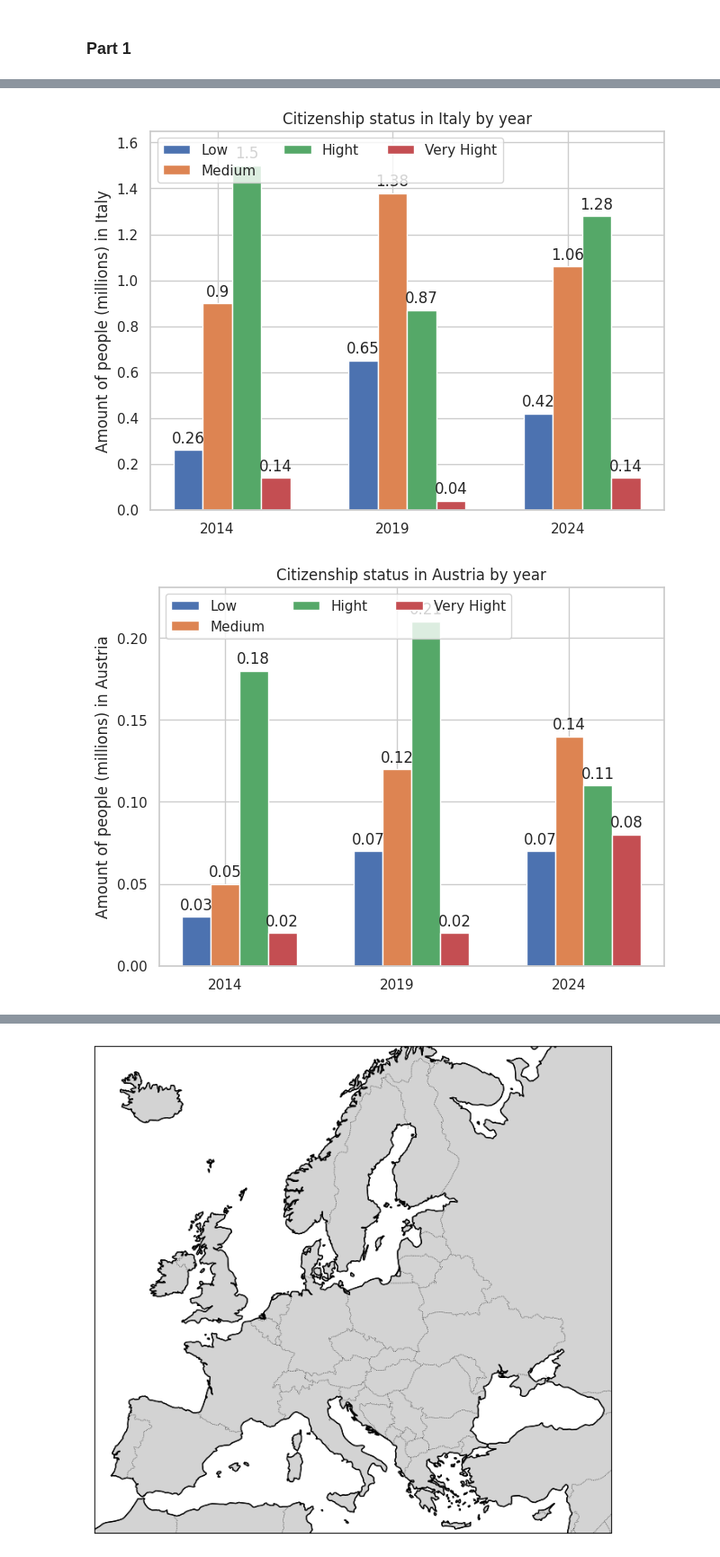
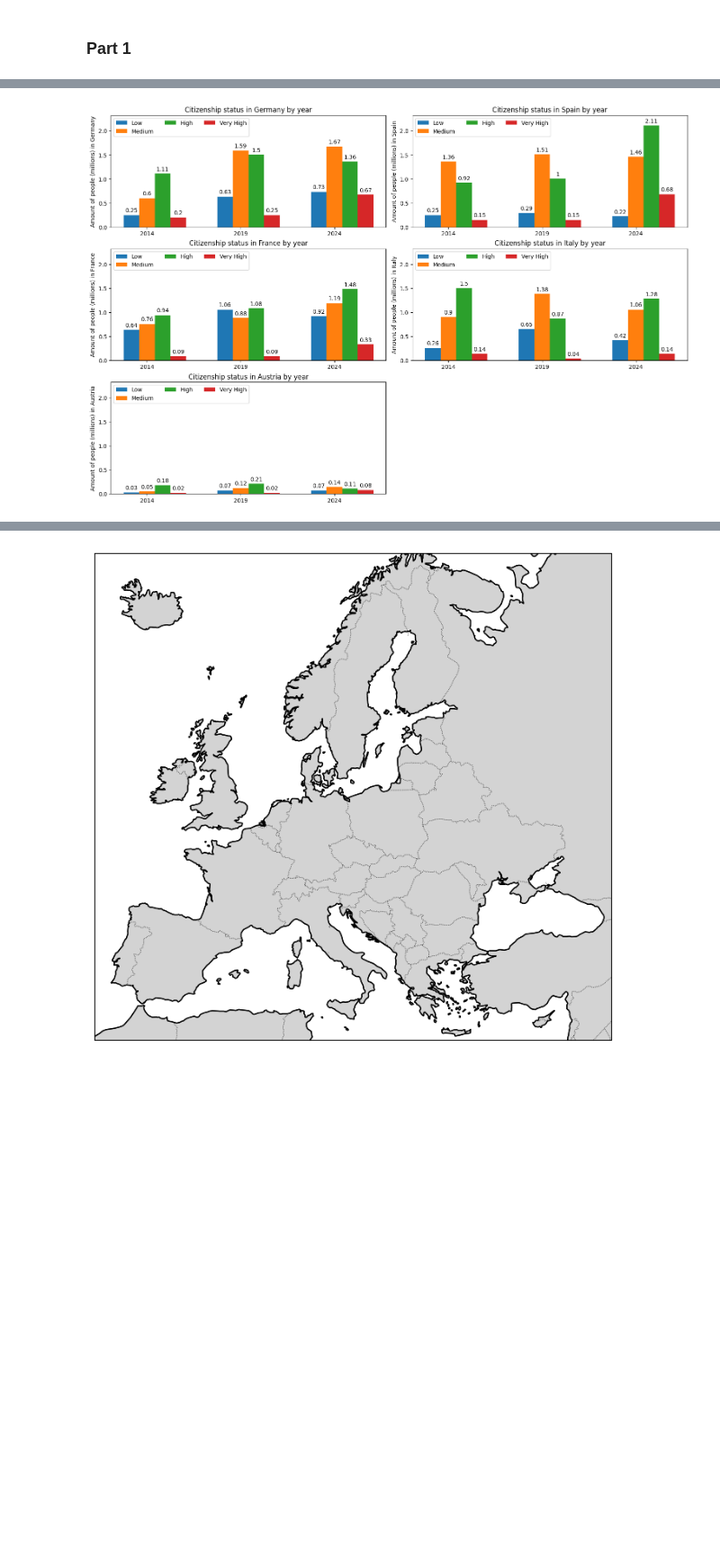
Before and after one commit to loveBeatles/datavis_project, a Jupyter notebook: group_project.ipynb, the cells around one changed output, grey strips where cells are left out. Shown at 90% size. Saved outputs shown, nothing was run; the diff lists cells and outputs as text; code cells hidden in the pictures; blank space fills up the shorter version.

Commit message:
fixedSomePlots

```diff
--- a/group_project.ipynb
+++ b/group_project.ipynb
@@ -209,11 +196,9 @@ data_HD = pd.read_csv(url_H,usecols=['citizen', 'Geopolitical entity (reporting)
 data_HD['OBS_VALUE'] = data_HD['OBS_VALUE'] / 1000000
 data_HD['OBS_VALUE'] = data_HD['OBS_VALUE'].round(2)
 grouped = data_HD.groupby(['citizen', 'TIME_PERIOD'])['OBS_VALUE'].sum().unstack(fill_value=0)
-
 grouped = grouped.transpose()
-grouped.columns = ['Hight','Low','Medium',"Very Hight"]
-grouped = grouped[['Low', 'Medium', 'Hight', 'Very Hight']]
-display(grouped)
+grouped.columns = ['High','Low','Medium',"Very High"]
+grouped = grouped[['Low', 'Medium', 'High', 'Very High']]
 years = grouped.index.tolist()
 categories = grouped.columns.tolist()
 values = grouped.values
@@ -248,8 +228,8 @@ plt.show()
 data_HD_G =data_HD[data_HD['Geopolitical entity (reporting)']=='Germany']
 groupedG = data_HD_G.groupby(['citizen', 'TIME_PERIOD'])['OBS_VALUE'].sum().unstack(fill_value=0)
 groupedG = groupedG.transpose()
-groupedG.columns = ['Hight','Low','Medium',"Very Hight"]
-groupedG = groupedG[['Low', 'Medium', 'Hight', 'Very Hight']]
+groupedG.columns = ['High','Low','Medium',"Very High"]
+groupedG = groupedG[['Low', 'Medium', 'High', 'Very High']]
 years = groupedG.index.tolist()
 categories = groupedG.columns.tolist()
 values = groupedG.values
@@ -277,33 +257,46 @@ ax.set_ylim(0, groupedG.values.max() * 1.1)
 # %%
-def plot_country(data, country_name):
+def plot_country(ax, data, country_name, max_y):
     data_country = data[data['Geopolitical entity (reporting)'] == country_name]
     grouped = data_country.groupby(['citizen', 'TIME_PERIOD'])['OBS_VALUE'].sum().unstack(fill_value=0).transpose()
-    grouped.columns = ['Hight', 'Low', 'Medium', 'Very Hight']
-    grouped = grouped[['Low', 'Medium', 'Hight', 'Very Hight']]
+    grouped.columns = ['High', 'Low', 'Medium', 'Very High']
+    grouped = grouped[['Low', 'Medium', 'High', 'Very High']]
 
     years = grouped.index.tolist()
     categories = grouped.columns.tolist()
     x = np.arange(len(years)) * 1.5
     width = 0.25
     multiplier = 0
-    fig, ax = plt.subplots(layout='constrained')
+    #fig, ax = plt.subplots(layout='constrained')
     for category in categories:
         offset = width * multiplier
         rects = ax.bar(x + offset, grouped[category], width, label=category)
         ax.bar_label(rects, padding=3)
         multiplier += 1
 
     ax.set_ylabel(f'Amount of people (millions) in {country_name}')
     ax.set_title(f'Citizenship status in {country_name} by year')
     ax.set_xticks(x + width, years)
     ax.legend(loc='upper left', ncols=3)
-    ax.set_ylim(0, grouped.values.max() * 1.1)
-    plt.show()
+    ax.set_ylim(0, max_y*1.1)
+    #ax.set_ylim(0, grouped.values.max() * 1.1)
+    #plt.show()
 
-countries = ['Italy', 'Austria', 'France', 'Spain']
+countries = ['Germany', 'Spain', 'France', 'Italy', 'Austria']
 
+max_y = 0
 for country in countries:
-    plot_country(data_HD, country)
+    data_country = data_HD[data_HD['Geopolitical entity (reporting)'] == country]
+    grouped = data_country.groupby(['citizen', 'TIME_PERIOD'])['OBS_VALUE'].sum().unstack(fill_value=0).transpose()
+    total = grouped.max(axis=1).max()
+    if total > max_y:
+        max_y = total
+
+fig, ax = plt.subplots(3, 2, figsize=(15, 10), layout='constrained')
+axes = ax.flatten()
+for i, country in enumerate(countries):
+    plot_country(axes[i], data_HD, country, max_y)
+for j in range(len(countries), len(axes)):
+    fig.delaxes(axes[j])
+plt.show()
 # %% [output]
-[figure, old version]
+[figure, new version]
-[figure, removed]
```
Also changed, not shown: parts of 8 cells of this notebook.
